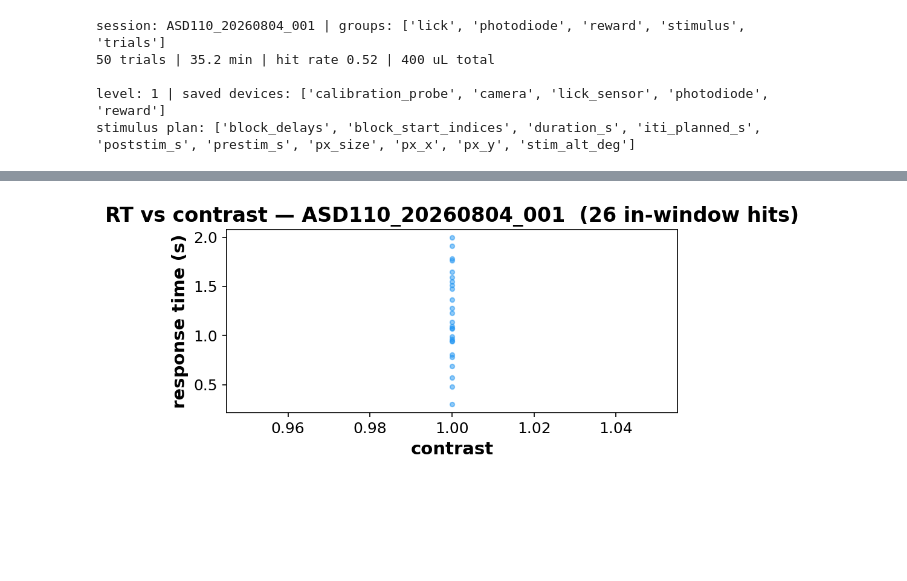
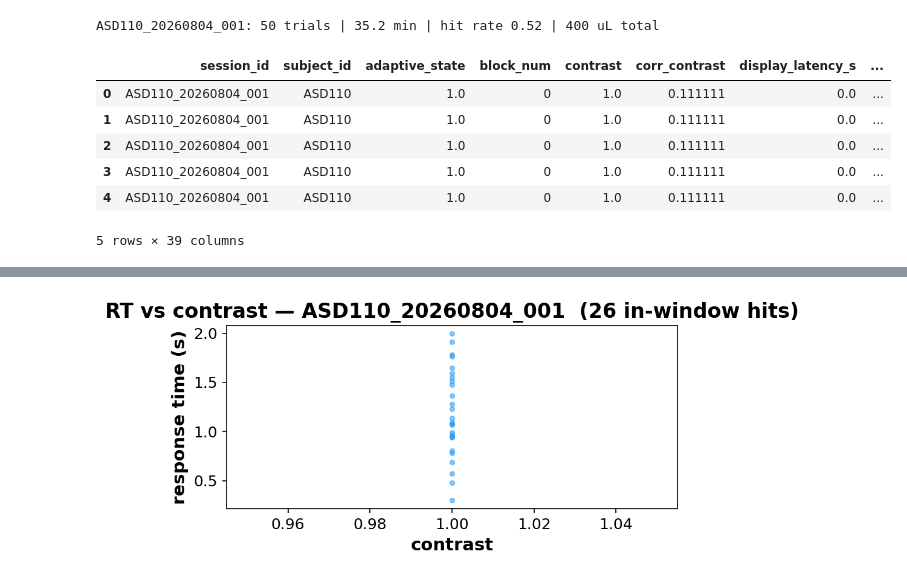
Before and after one commit to hkucukdereli/VRFarm, a Jupyter notebook: analysis/check_data.ipynb, the cells around one changed output, grey strips where cells are left out. Saved outputs shown, nothing was run; the diff lists cells and outputs as text; code cells hidden in the pictures; blank space fills up the shorter version.

```diff
--- a/analysis/check_data.ipynb
+++ b/analysis/check_data.ipynb
@@ -13,23 +42,19 @@ trials = load_trials(data_dir)
 # %%
-# Consolidated single-file HDF5 (format_version 2): trials, stimulus plan, per-device data,
-# camera timestamps and metadata are all in the one .h5. load_session returns a nested dict
-# by group, with the root metadata (was metadata.yaml) under "attrs".
-data = load_session(data_dir)
-info = session_info(data_dir)
-print("session:", info["session_id"], "| groups:", info["groups"])
-print(f"{info['n_trials']} trials | {info.get('duration_s', 0)/60:.1f} min | "
-      f"hit rate {info.get('hit_rate', float('nan')):.2f} | "
-      f"{info.get('total_rewards_ul', 0):.0f} uL total")
-
-attrs = data["attrs"]                          # session metadata incl. the full task_config
-print("\nlevel:", attrs.get("level"), "| saved devices:", attrs.get("saved_devices"))
-print("stimulus plan:", [k for k in data.get("stimulus", {}) if k != "_attrs"])
-# groups: data["trials"], data["stimulus"], data["lick"], data["reward"],
-#         data["photodiode"], data["camera"]  (present per saved device)
+# Session.trials is the analysis-ready wide table: one row per completed trial, merging /trials +
+# reward + lick/pulse summaries + planned stimulus, plus derived columns (latency_ms, rt_ms,
+# reward_lat_ms, first_pulse_lat_ms, hit, ...). This is the table most analyses start from.
+t = s.trials
+dur_min = (t["outcome_t"].max() - t["iti_start_t"].min()) / 60
+print(f"{s.session_id}: {len(t)} trials | {dur_min:.1f} min | "
+      f"hit rate {t['hit'].mean():.2f} | {t['reward_ul'].sum():.0f} uL total")
+t.head()
 # %% [output]
-session: ASD110_20260804_001 | groups: ['lick', 'photodiode', 'reward', 'stimulus', 'trials']
-50 trials | 35.2 min | hit rate 0.52 | 400 uL total
-
-level: 1 | saved devices: ['calibration_probe', 'camera', 'lick_sensor', 'photodiode', 'reward']
-stimulus plan: ['block_delays', 'block_start_indices', 'duration_s', 'iti_planned_s', 'poststim_s', 'prestim_s', 'px_size', 'px_x', 'px_y', 'stim_alt_deg']
+ASD110_20260804_001: 50 trials | 35.2 min | hit rate 0.52 | 400 uL total
+|  | session_id | subject_id | adaptive_state | block_num | contrast | corr_contrast | display_latency_s | ... |
+| 0 | ASD110_20260804_001 | ASD110 | 1.0 | 0 | 1.0 | 0.111111 | 0.0 | ... |
+| 1 | ASD110_20260804_001 | ASD110 | 1.0 | 0 | 1.0 | 0.111111 | 0.0 | ... |
+| 2 | ASD110_20260804_001 | ASD110 | 1.0 | 0 | 1.0 | 0.111111 | 0.0 | ... |
+| 3 | ASD110_20260804_001 | ASD110 | 1.0 | 0 | 1.0 | 0.111111 | 0.0 | ... |
+| 4 | ASD110_20260804_001 | ASD110 | 1.0 | 0 | 1.0 | 0.111111 | 0.0 | ... |
+5 rows × 39 columns
 # %%
```
Also changed, not shown: parts of 9 cells of this notebook, 5 other files.
